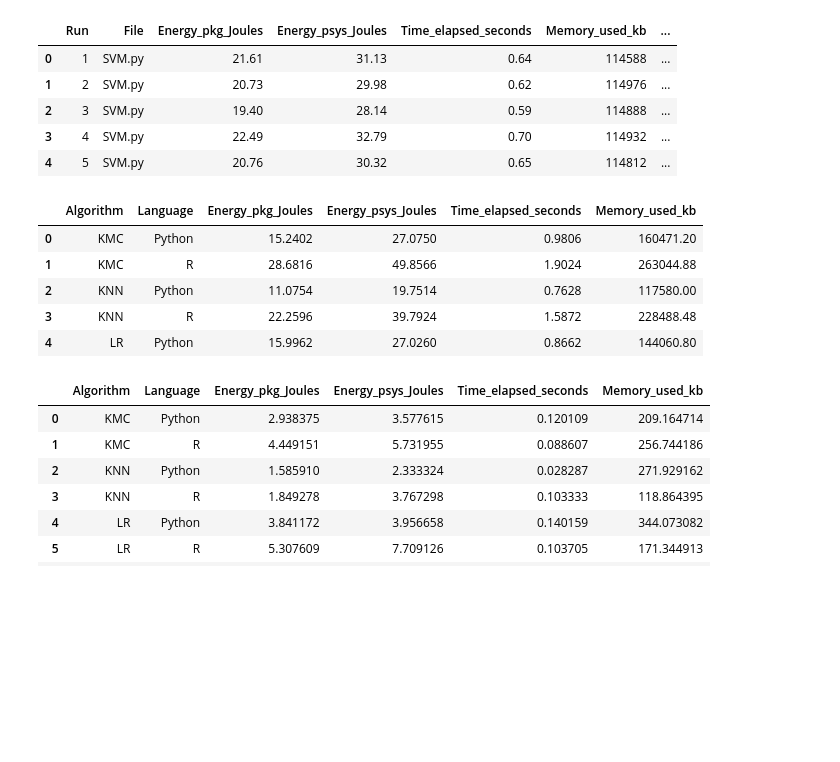
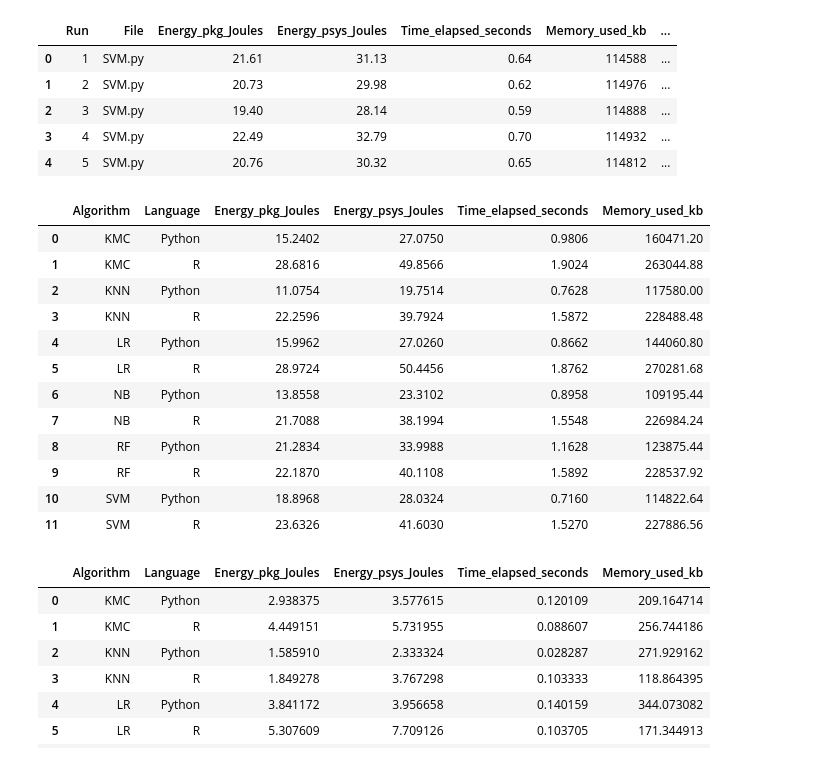
Before and after one commit to moot20/EnergyConsumptionML-ComparisonPythonR, a Jupyter notebook: results_analysis.ipynb, the cells around one changed output. Saved outputs shown, nothing was run; the diff lists cells and outputs as text; code cells hidden in the pictures; blank space fills up the shorter version.

```diff
--- a/results_analysis.ipynb
+++ b/results_analysis.ipynb
@@ -31,19 +31,26 @@ df.head()
 # %%
 mean_df = df.groupby(['Algorithm', 'Language']).agg({
     'Energy_pkg_Joules': 'mean',
     'Energy_psys_Joules': 'mean',
     'Time_elapsed_seconds': 'mean',
     'Memory_used_kb': 'mean'
 }).reset_index()
 
-mean_df.head()
+mean_df
 # %% [output]
 |  | Algorithm | Language | Energy_pkg_Joules | Energy_psys_Joules | Time_elapsed_seconds | Memory_used_kb |
 | 0 | KMC | Python | 15.2402 | 27.0750 | 0.9806 | 160471.20 |
 | 1 | KMC | R | 28.6816 | 49.8566 | 1.9024 | 263044.88 |
 | 2 | KNN | Python | 11.0754 | 19.7514 | 0.7628 | 117580.00 |
 | 3 | KNN | R | 22.2596 | 39.7924 | 1.5872 | 228488.48 |
 | 4 | LR | Python | 15.9962 | 27.0260 | 0.8662 | 144060.80 |
+| 5 | LR | R | 28.9724 | 50.4456 | 1.8762 | 270281.68 |
+| 6 | NB | Python | 13.8558 | 23.3102 | 0.8958 | 109195.44 |
+| 7 | NB | R | 21.7088 | 38.1994 | 1.5548 | 226984.24 |
+| 8 | RF | Python | 21.2834 | 33.9988 | 1.1628 | 123875.44 |
+| 9 | RF | R | 22.1870 | 40.1108 | 1.5892 | 228537.92 |
+| 10 | SVM | Python | 18.8968 | 28.0324 | 0.7160 | 114822.64 |
+| 11 | SVM | R | 23.6326 | 41.6030 | 1.5270 | 227886.56 |
 # %%
 std_df = df.groupby(['Algorithm', 'Language']).agg({
     'Energy_pkg_Joules': 'std',
```
Also changed, not shown: parts of 2 cells of this notebook.
